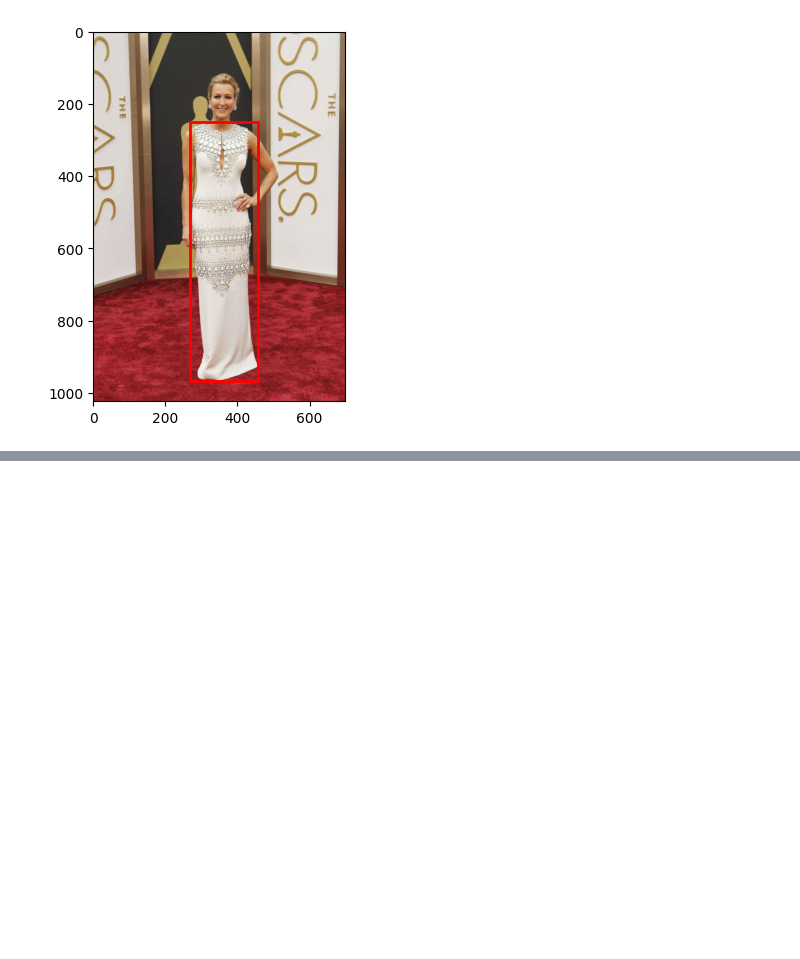
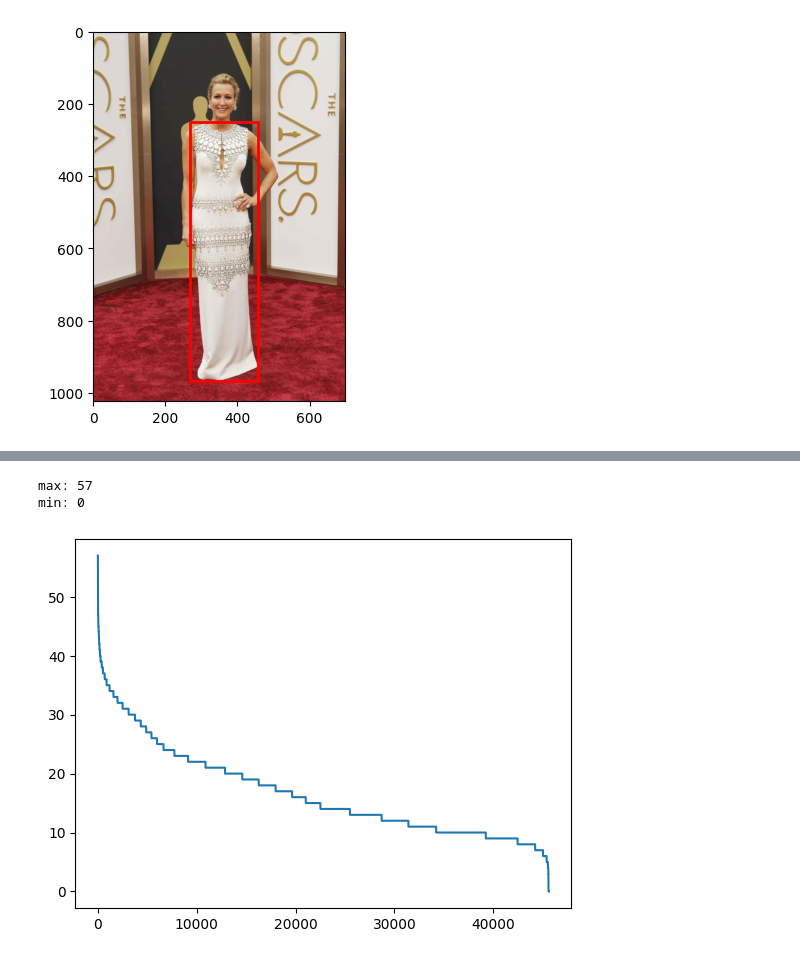
Before and after one commit to Uniaut/979-Fashion, a Jupyter notebook: fashionpedia_eda/instances_train_EDA.ipynb, the cells around one changed output, grey strips where cells are left out. Cells and saved outputs as stored; diff of their text form; code cells hidden in the pictures; blank space fills up the shorter version.

```diff
--- a/fashionpedia_eda/instances_train_EDA.ipynb
+++ b/fashionpedia_eda/instances_train_EDA.ipynb
@@ -579,0 +595,15 @@ cat_attr_ct
+# %%
+# [distribution of number of attributes per image]
+
+# sum of attributes on annotations of each image
+attr_count_per_img = [sum([len(anno['attribute_ids']) for anno in img_anno]) for img_anno in img_id_to_anno.values()]
+attr_count_per_img.sort(reverse=True)
+# plt.yscale('log')
+plt.plot(attr_count_per_img)
+
+print('max:', max(attr_count_per_img))
+print('min:', min(attr_count_per_img))
+# %% [output]
+max: 57
+min: 0
+[figure, added]
```
Also changed, not shown: parts of 6 cells of this notebook.
